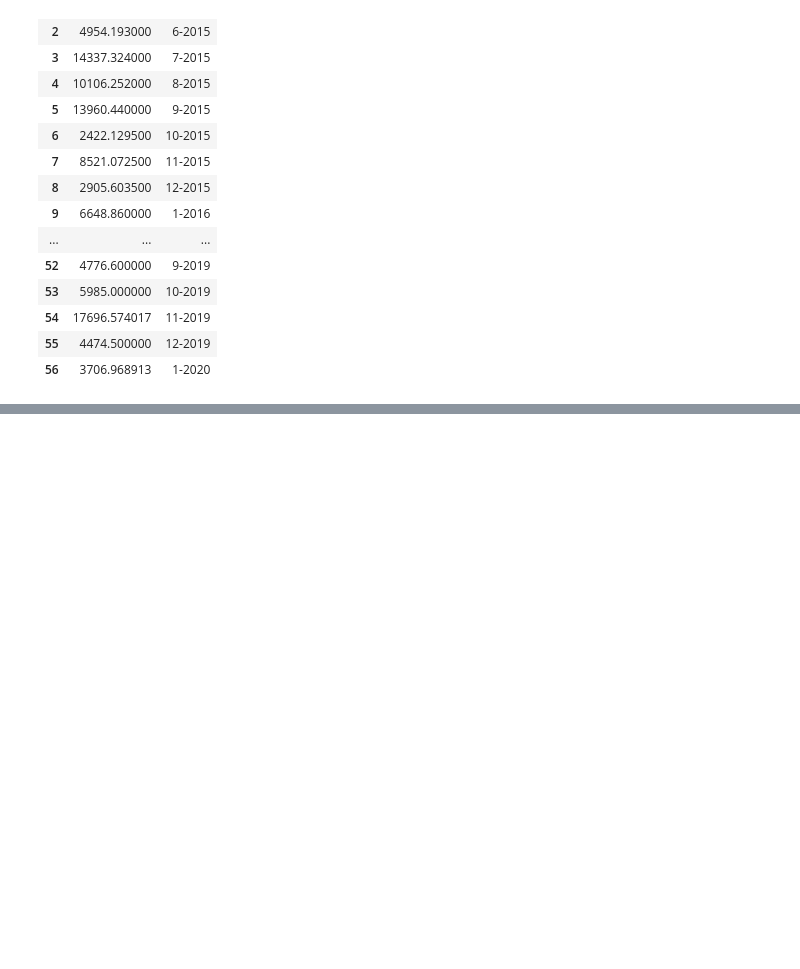
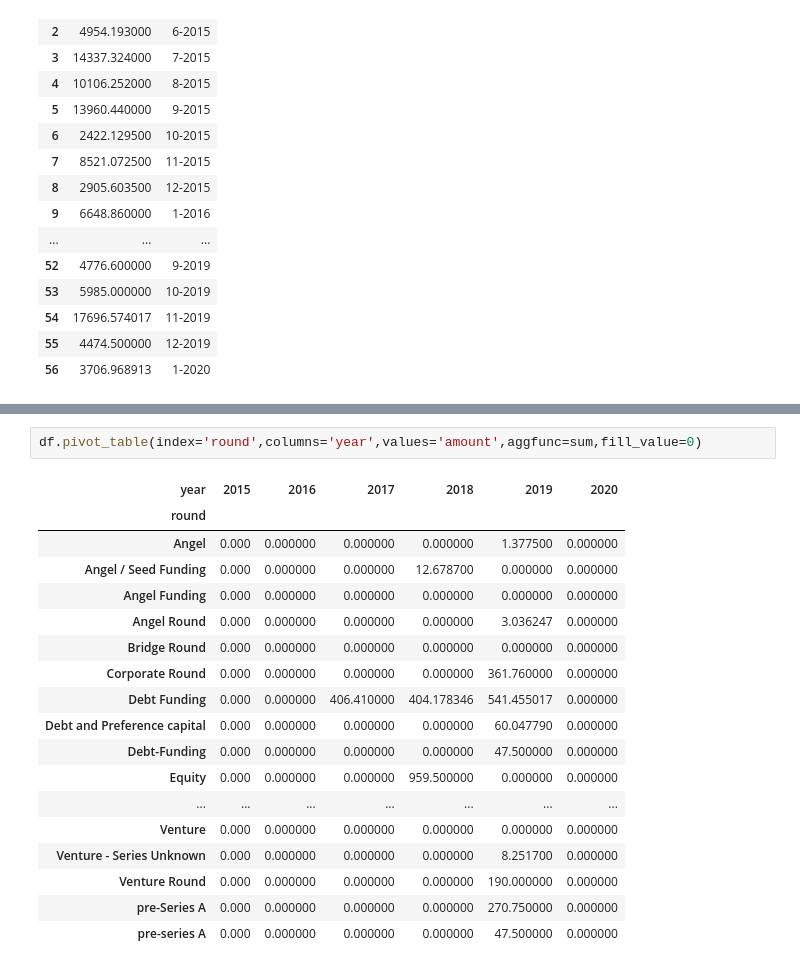
Before and after one commit to AnkitBhardwaj0/python_practice, a Jupyter notebook: pandas/startup_data_cleaning.ipynb, the cells around one changed output, grey strips where cells are left out. Cells and saved outputs as stored; diff of their text form; blank space fills up the shorter version.

```diff
--- a/pandas/startup_data_cleaning.ipynb
+++ b/pandas/startup_data_cleaning.ipynb
@@ -275,0 +377,21 @@ temp_df[['amount','x_axis']]
+# %%
+df.pivot_table(index='round',columns='year',values='amount',aggfunc=sum,fill_value=0)
+# %% [output]
+| year | 2015 | 2016 | 2017 | 2018 | 2019 | 2020 |
+| round |  |  |  |  |  |  |
+| Angel | 0.000 | 0.000000 | 0.000000 | 0.000000 | 1.377500 | 0.000000 |
+| Angel / Seed Funding | 0.000 | 0.000000 | 0.000000 | 12.678700 | 0.000000 | 0.000000 |
+| Angel Funding | 0.000 | 0.000000 | 0.000000 | 0.000000 | 0.000000 | 0.000000 |
+| Angel Round | 0.000 | 0.000000 | 0.000000 | 0.000000 | 3.036247 | 0.000000 |
+| Bridge Round | 0.000 | 0.000000 | 0.000000 | 0.000000 | 0.000000 | 0.000000 |
+| Corporate Round | 0.000 | 0.000000 | 0.000000 | 0.000000 | 361.760000 | 0.000000 |
+| Debt Funding | 0.000 | 0.000000 | 406.410000 | 404.178346 | 541.455017 | 0.000000 |
+| Debt and Preference capital | 0.000 | 0.000000 | 0.000000 | 0.000000 | 60.047790 | 0.000000 |
+| Debt-Funding | 0.000 | 0.000000 | 0.000000 | 0.000000 | 47.500000 | 0.000000 |
+| Equity | 0.000 | 0.000000 | 0.000000 | 959.500000 | 0.000000 | 0.000000 |
+| ... | ... | ... | ... | ... | ... | ... |
+| Venture | 0.000 | 0.000000 | 0.000000 | 0.000000 | 0.000000 | 0.000000 |
+| Venture - Series Unknown | 0.000 | 0.000000 | 0.000000 | 0.000000 | 8.251700 | 0.000000 |
+| Venture Round | 0.000 | 0.000000 | 0.000000 | 0.000000 | 190.000000 | 0.000000 |
+| pre-Series A | 0.000 | 0.000000 | 0.000000 | 0.000000 | 270.750000 | 0.000000 |
+| pre-series A | 0.000 | 0.000000 | 0.000000 | 0.000000 | 47.500000 | 0.000000 |
```
Also changed, not shown: parts of 15 cells of this notebook.
